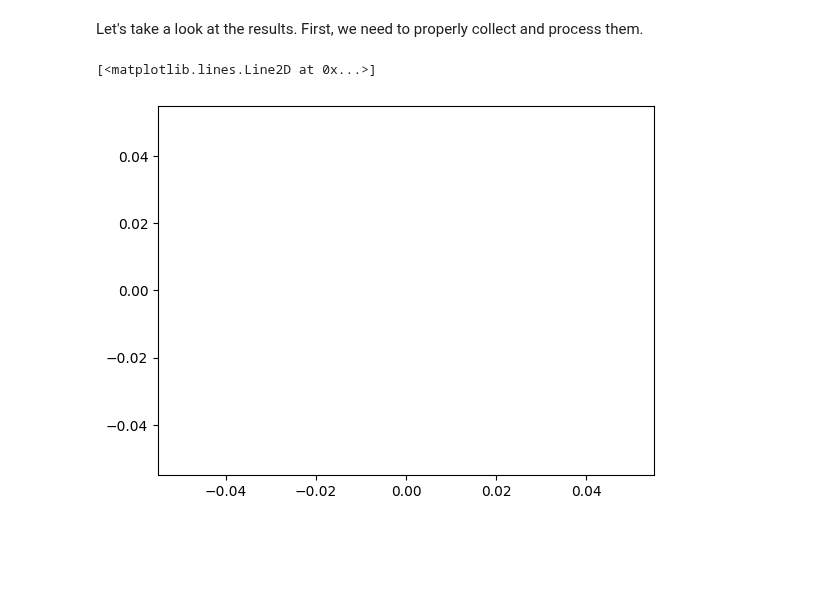
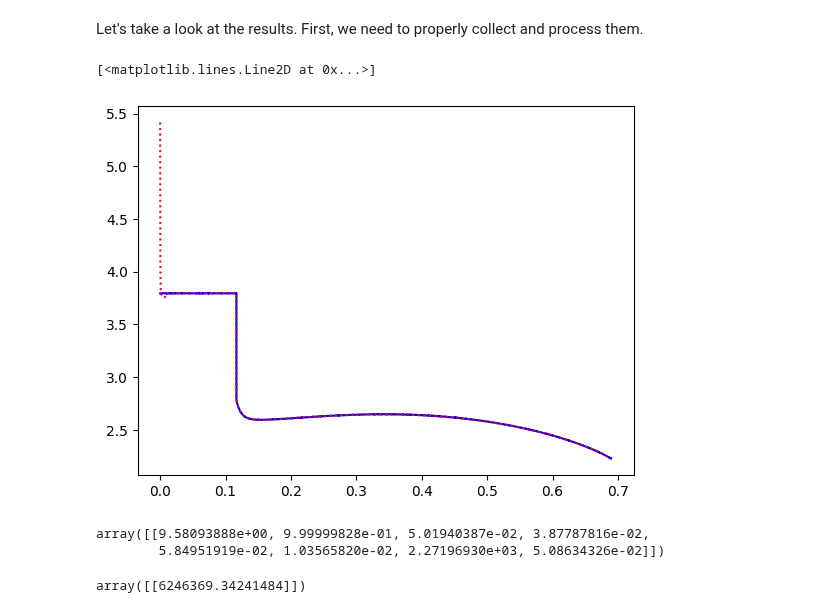
Before and after one commit to ROVI-org/auto-soh, a Jupyter notebook: notebooks/demonstrate_joint_ukf.ipynb, the cells around one changed output. Drawn from its saved outputs; the diff is of its cells as text; code cells hidden in the pictures; blank space fills up the shorter version.

```diff
--- a/notebooks/demonstrate_joint_ukf.ipynb
+++ b/notebooks/demonstrate_joint_ukf.ipynb
@@ -205,7 +205,8 @@ rint_joint_ukf = JointEstimator.initialize_unscented_kalman_filter(
     covariance_asoh=cov_asoh_rint,
     transient_covariance_process_noise=noise_tran,
     asoh_covariance_process_noise=noise_asoh,
-    covariance_sensor_noise=noise_sensor)
+    covariance_sensor_noise=noise_sensor,
+    normalize_asoh=True)
 # %% [output]
 Perturbed initial transient state:  [[1.0471777  0.01302435]]
 Perturbed A-SOH parameters:  [[9.9572639  0.99953508 0.03902681 0.04072698 0.06128874 0.05001693]]
@@ -539,7 +540,11 @@ thenevin_joint_ukf = JointEstimator.initialize_unscented_kalman_filter(
     initial_inputs=simulator.previous_input.model_copy(deep=True),
     covariance_joint=block_diag(cov_tran, cov_asoh),
     joint_covariance_process_noise=block_diag(noise_tran, noise_asoh),
-    covariance_sensor_noise=noise_sensor)
+    covariance_sensor_noise=noise_sensor,
+    normalize_asoh=True)
+
+trans, asoh = thenevin_joint_ukf.get_estimated_state()
+print(asoh.get_parameters())
 # %% [output]
 Perturbed initial transient state:  [[ 0.9997058   9.50047844 -0.02532345]]
 Perturbed A-SOH parameters:  [[1.00494912e+01 9.99999828e-01 5.27768242e-02 4.99397506e-02
@@ -587,13 +592,13 @@ Let's take a look at the results. First, we need to properly collect and process
 # %%
 num_points = len(joint_ukf_predictions['voltages'])
 timestamps = np.array([control.time.item() for control in controls])
-# plt.plot(timestamps[:len(noisy_voltage)]/ 3600,
-#          noisy_voltage,
-#          color='blue')
-plt.plot(timestamps[:num_points]/ 3600,
-         [pred.get_mean() for pred in joint_ukf_predictions['voltages']],
+plt.plot(timestamps[:len(noisy_voltage)]/ 3600,
+         noisy_voltage,
+         color='blue')
+plt.plot(timestamps[:num_points-1]/ 3600,
+         [pred.get_mean() for pred in joint_ukf_predictions['voltages'][:-1]],
          linestyle=':',
          color='red')
 # %% [output]
 [<matplotlib.lines.Line2D at 0x...>]
-[figure, old version]
+[figure, new version]
@@ -599,0 +607,11 @@ plt.plot(timestamps[:num_points]/ 3600,
+# %%
+asoh.get_parameters()
+# %% [output]
+array([[9.58093888e+00, 9.99999828e-01, 5.01940387e-02, 3.87787816e-02,
+        5.84951919e-02, 1.03565820e-02, 2.27196930e+03, 5.08634326e-02]])
+# %%
+asoh, trans = thenevin_joint_ukf.joint_model.create_cell_model_inputs(
+    np.atleast_2d(joint_ukf_predictions['joint_states'][-2483].get_mean()))
+asoh.rc_elements[0].c.get_parameters()
+# %% [output]
+array([[6246369.34241484]])
```
Also changed, not shown: parts of 4 cells of this notebook.
